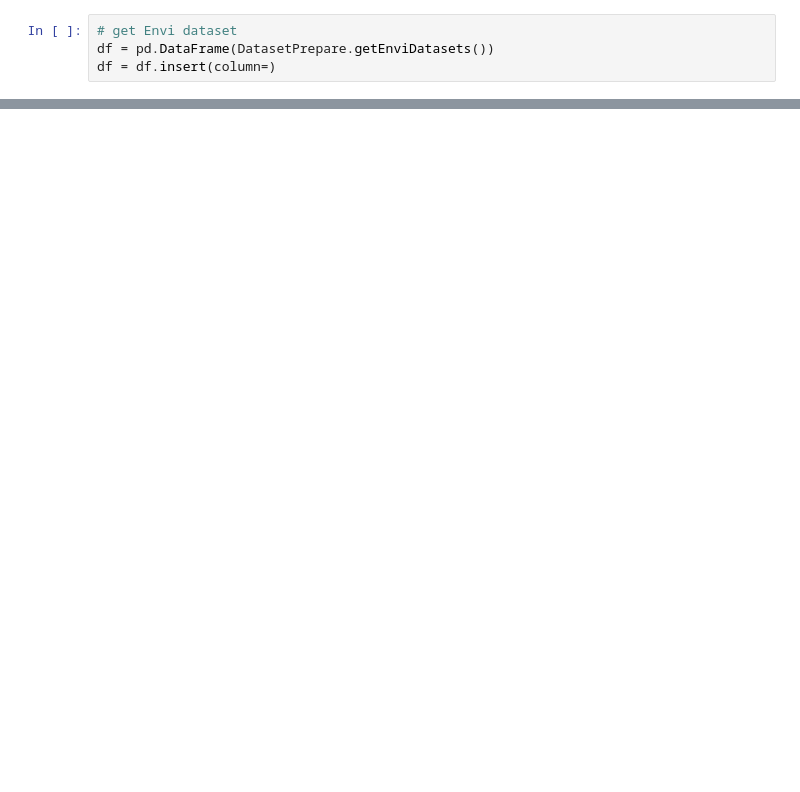
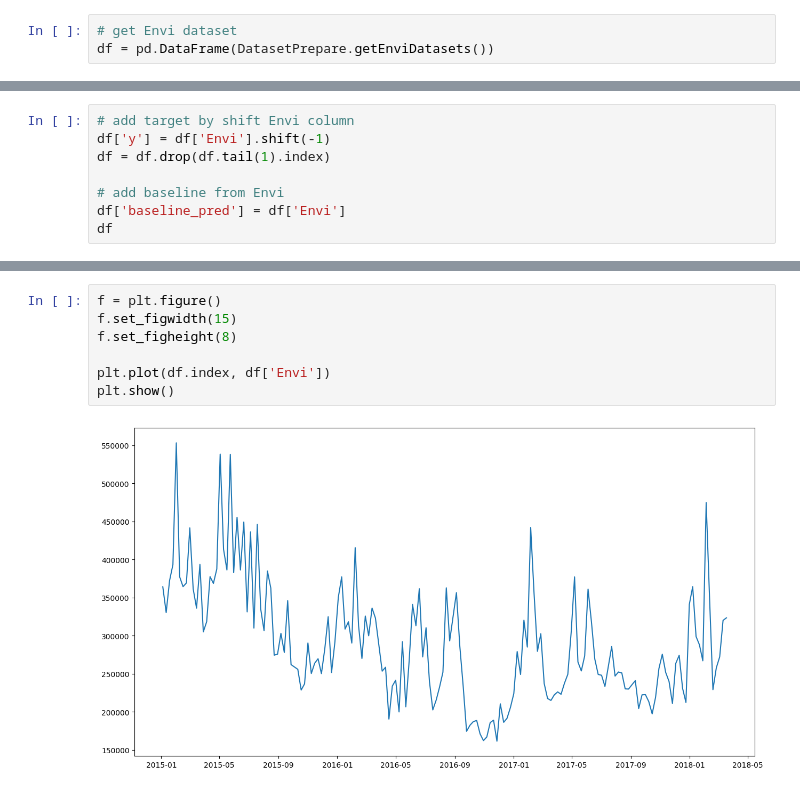
Before and after one commit to kankittikan/regression-mini-2, a Jupyter notebook: Envi-Previous.ipynb, the cells around one changed output, grey strips where cells are left out. Saved outputs shown, nothing was run; the diff lists cells and outputs as text; blank space fills up the shorter version.

Commit message:
envi previous

```diff
--- a/Envi-Previous.ipynb
+++ b/Envi-Previous.ipynb
@@ -4,4 +8,3 @@ import pandas as pd
 # %%
 # get Envi dataset
 df = pd.DataFrame(DatasetPrepare.getEnviDatasets())
-df = df.insert(column=)
@@ -22,0 +15,8 @@ df = df.insert(column=)
+# %%
+# add target by shift Envi column
+df['y'] = df['Envi'].shift(-1)
+df = df.drop(df.tail(1).index)
+
+# add baseline from Envi
+df['baseline_pred'] = df['Envi']
+df
@@ -22,0 +38,9 @@ df = df.insert(column=)
+# %%
+f = plt.figure()
+f.set_figwidth(15)
+f.set_figheight(8)
+
+plt.plot(df.index, df['Envi'])
+plt.show()
+# %% [output]
+[figure, added]
```
Also changed, not shown: parts of 11 cells of this notebook.
